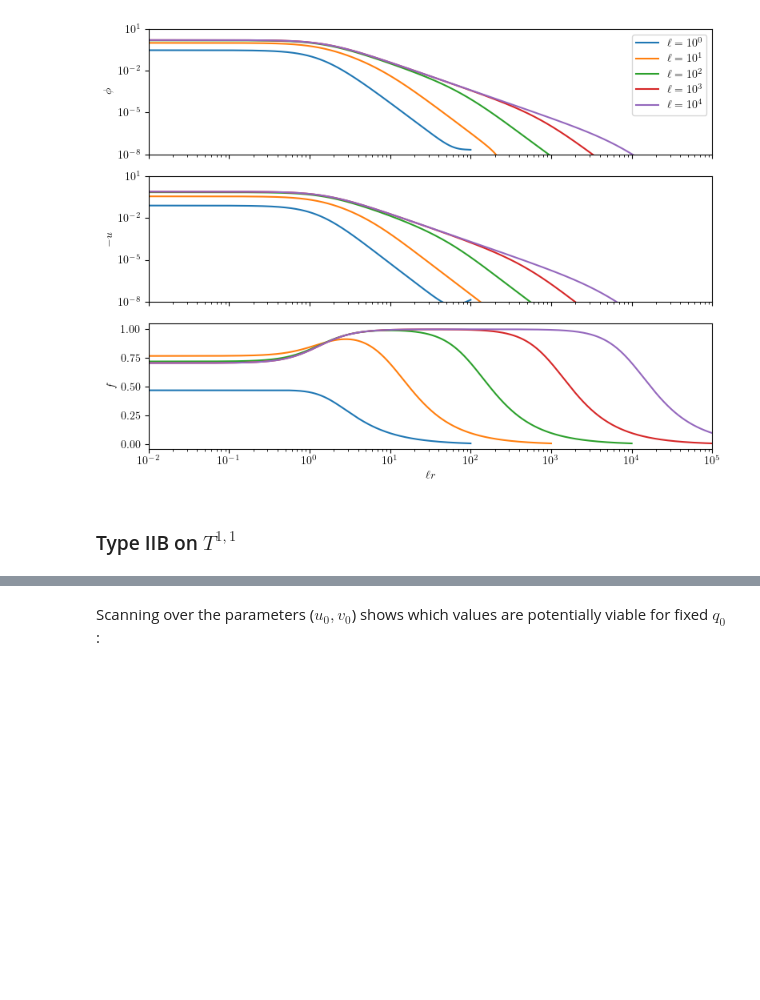
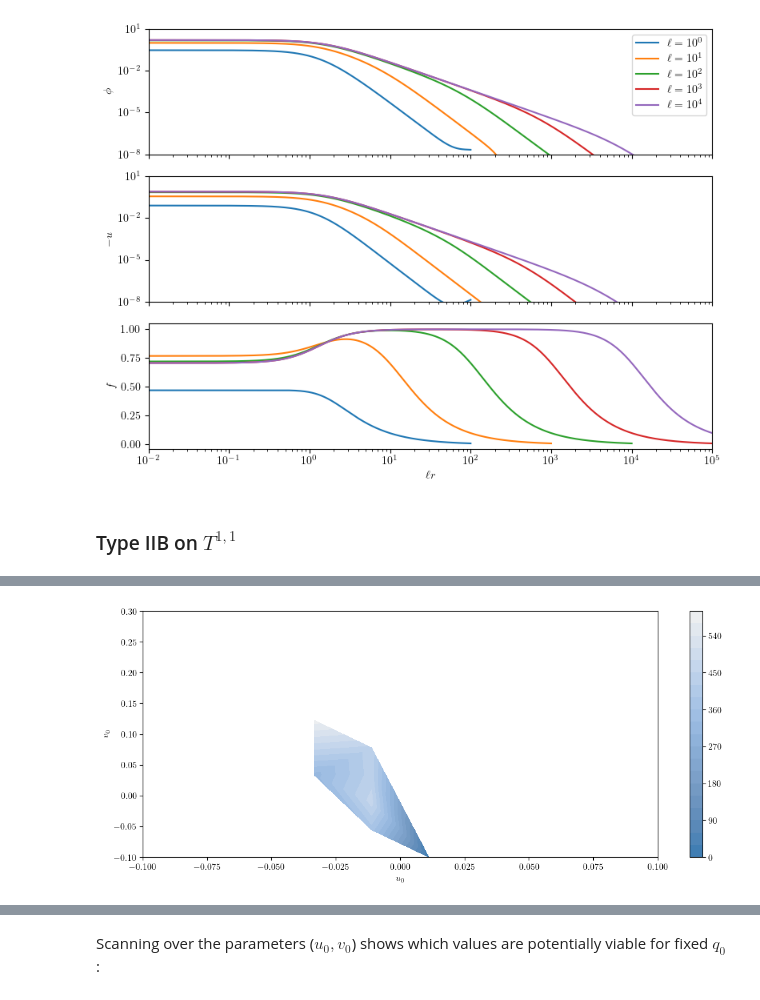
Before and after one commit to gloges/typeII-wormholes, a Jupyter notebook: wormholes.ipynb, the cells around one changed output, grey strips where cells are left out. Cells and saved outputs as stored; diff of their text form; code cells hidden in the pictures; blank space fills up the shorter version.

```diff
--- a/wormholes.ipynb
+++ b/wormholes.ipynb
@@ -266,0 +279,4 @@ Performing shooting method for q0 = 1.0 out to r = 100 ...
+# %%
+wh.paramScan_T11(1, 6, [-0.1, 0.1], [-0.1, 0.3], 0, 10, 10, 10)
+# %% [output]
+[figure, added]
```
Also changed, not shown: parts of 3 cells of this notebook, 2 other files.
